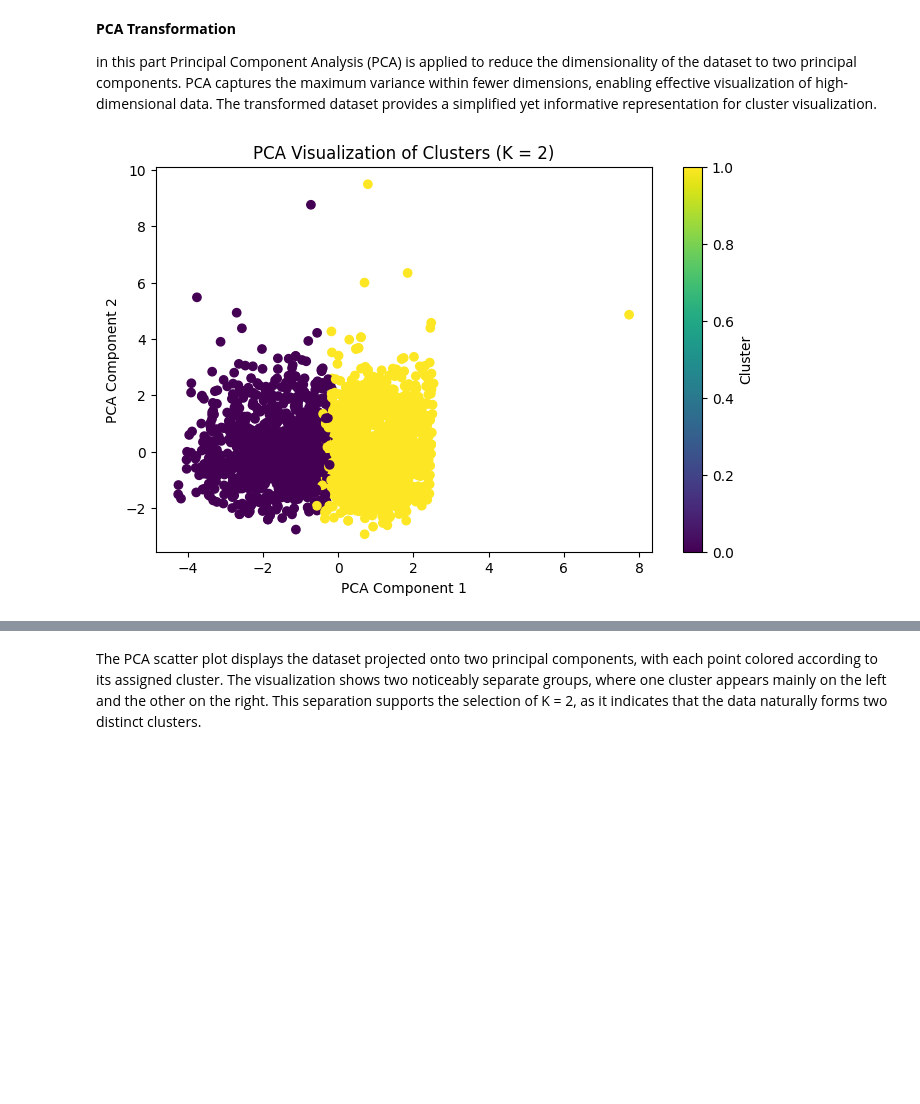
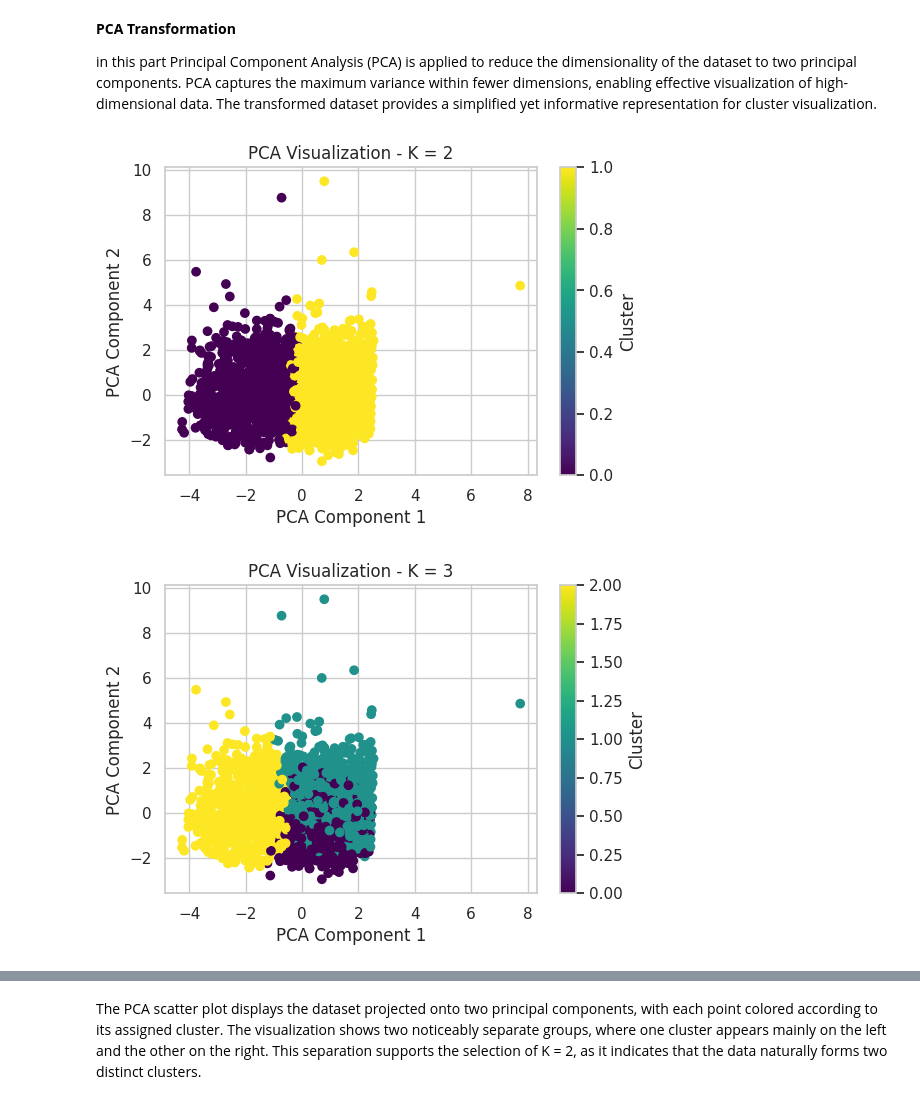
Before and after one commit to SaraAljuraybah/Data-Mining-Project, a Jupyter notebook: Reports/Phase3.ipynb, the cells around one changed output, grey strips where cells are left out. Saved outputs shown, nothing was run; the diff lists cells and outputs as text; code cells hidden in the pictures; blank space fills up the shorter version.

```diff
--- a/Reports/Phase3.ipynb
+++ b/Reports/Phase3.ipynb
@@ -383,16 +383,22 @@ final_labels = final_kmeans.fit_predict(X_scaled)
 in this part Principal Component Analysis (PCA) is  applied to reduce the dimensionality of the dataset to two principal components. PCA captures the maximum variance within fewer dimensions, enabling effective visualization of high-dimensional data. The transformed dataset provides a simplified yet informative representation for cluster visualization.
 # %%
 from sklearn.decomposition import PCA
+import matplotlib.pyplot as plt
 
 pca = PCA(n_components=2)
 reduced = pca.fit_transform(X_scaled)
 
-plt.figure(figsize=(8,5))
-plt.scatter(reduced[:,0], reduced[:,1], c=final_labels, cmap='viridis')
-plt.title(f"PCA Visualization of Clusters (K = {best_k})")
-plt.xlabel("PCA Component 1")
-plt.ylabel("PCA Component 2")
-plt.colorbar(label="Cluster")
-plt.show()
+for k in range(2, 5):
+    model = KMeans(n_clusters=k, random_state=42)
+    labels = model.fit_predict(X_scaled)
+
+    plt.figure(figsize=(6,4))
+    plt.scatter(reduced[:,0], reduced[:,1], c=labels, cmap='viridis')
+    plt.title(f"PCA Visualization - K = {k}")
+    plt.xlabel("PCA Component 1")
+    plt.ylabel("PCA Component 2")
+    plt.colorbar(label="Cluster")
+    plt.show()
 # %% [output]
-[figure, old version]
+[figure, new version]
+[figure, added]
```
Also changed, not shown: parts of 1 cell of this notebook.
